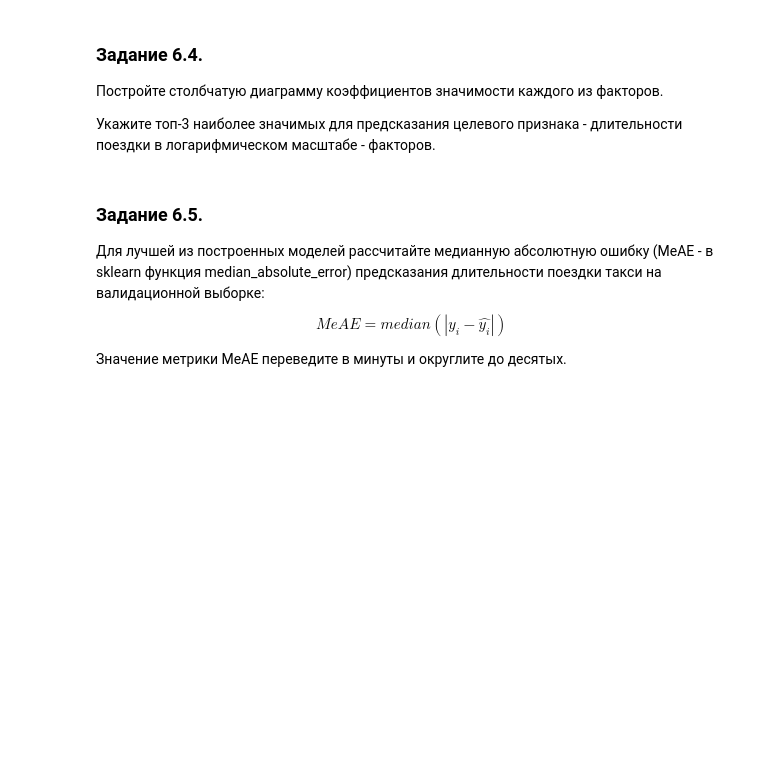
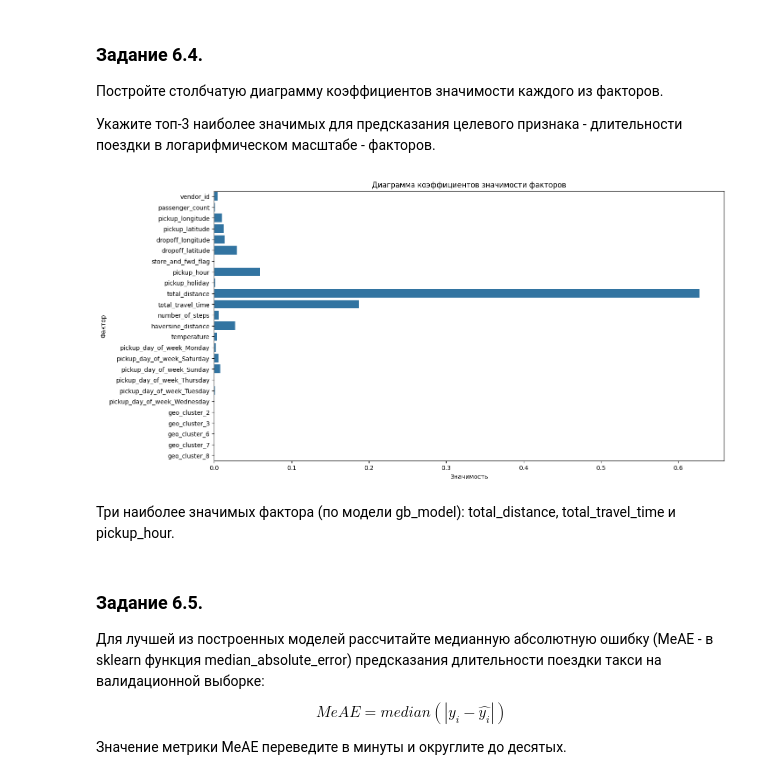
Before and after one commit to vokhmianin-da/Project-5-Regression, a Jupyter notebook: Project-5.ipynb, the cells around one changed output. Cells and saved outputs as stored; diff of their text form; code cells hidden in the pictures; blank space fills up the shorter version.

```diff
--- a/Project-5.ipynb
+++ b/Project-5.ipynb
@@ -837,0 +862,3 @@ train_data.head()
+# %%
+train_data = train_data.drop(['id', 'dropoff_datetime'], axis = 1)
+print(f'Shape of data: {train_data.shape}')
@@ -1004,0 +1166,17 @@ max_depths = range(7, 20)
+# %%
+rf_model = ensemble.RandomForestRegressor(
+    n_estimators=200,
+    criterion='squared_error',
+    max_depth=12,
+    min_samples_split=20,
+    random_state=42,
+    verbose=True,
+    n_jobs=-1
+)
+rf_model.fit(X_train_scaled, y_train_log)
+
+y_train_log_pred = rf_model.predict(X_train_scaled)
+y_valid_log_pred = rf_model.predict(X_valid_scaled)
+
+print('RMSLE for train:', round(np.sqrt(metrics.mean_squared_error(y_train_log, y_train_log_pred)), 2))
+print('RMSLE for valid:', round(np.sqrt(metrics.mean_squared_error(y_valid_log, y_valid_log_pred)), 2))
@@ -1016,0 +1208,15 @@ max_depths = range(7, 20)
+# %%
+gb_model = ensemble.GradientBoostingRegressor(
+    learning_rate=0.5,
+    n_estimators=100,
+    max_depth=6,
+    min_samples_split=30,
+	random_state=42
+)
+gb_model.fit(X_train_scaled, y_train_log)
+
+y_train_log_pred = gb_model.predict(X_train_scaled)
+y_valid_log_pred = gb_model.predict(X_valid_scaled)
+
+print('RMSLE for train:', round(np.sqrt(metrics.mean_squared_error(y_train_log, y_train_log_pred)), 2))
+print('RMSLE for valid:', round(np.sqrt(metrics.mean_squared_error(y_valid_log, y_valid_log_pred)), 2))
@@ -1032,3 +1239,15 @@ max_depths = range(7, 20)
+# %%
+fig, ax = plt.subplots(figsize=(15, 8))
+feature = X.columns
+feature_importances = gb_model.feature_importances_
+sns.barplot(y=best_features, x=feature_importances, orient='h', ax=ax);
+ax.set_title('Диаграмма коэффициентов значимости факторов')
+ax.set_xlabel('Значимость');
+ax.set_ylabel('Фактор');
+# %% [output]
+[figure, added]
+# %% [markdown]
+Три наиболее значимых фактора (по модели gb_model): total_distance, total_travel_time и pickup_hour.
 # %% [markdown]
 ### Задание 6.5.
 Для лучшей из построенных моделей рассчитайте медианную абсолютную ошибку (MeAE - в sklearn функция median_absolute_error) предсказания длительности поездки такси на валидационной выборке:
```
Also changed, not shown: parts of 46 cells of this notebook.
